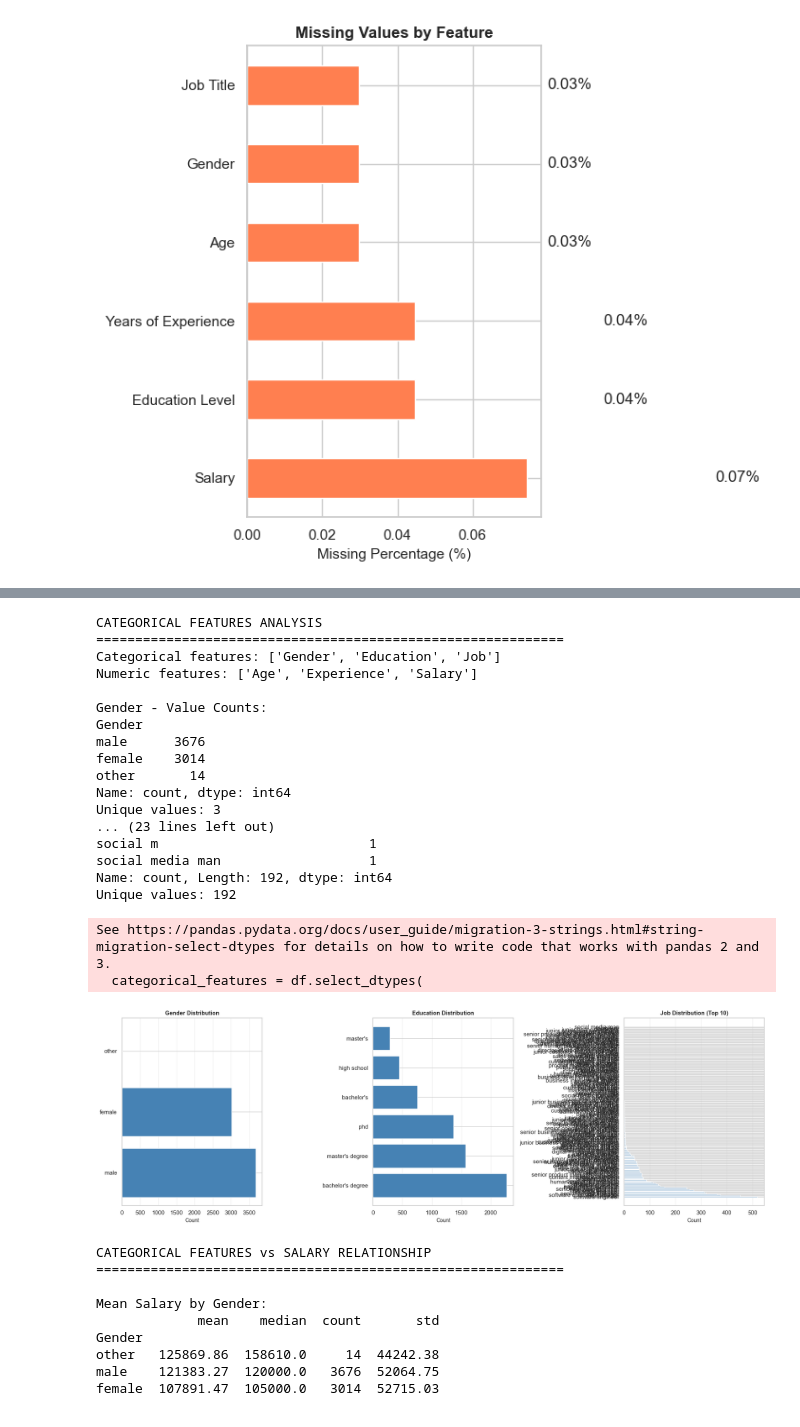
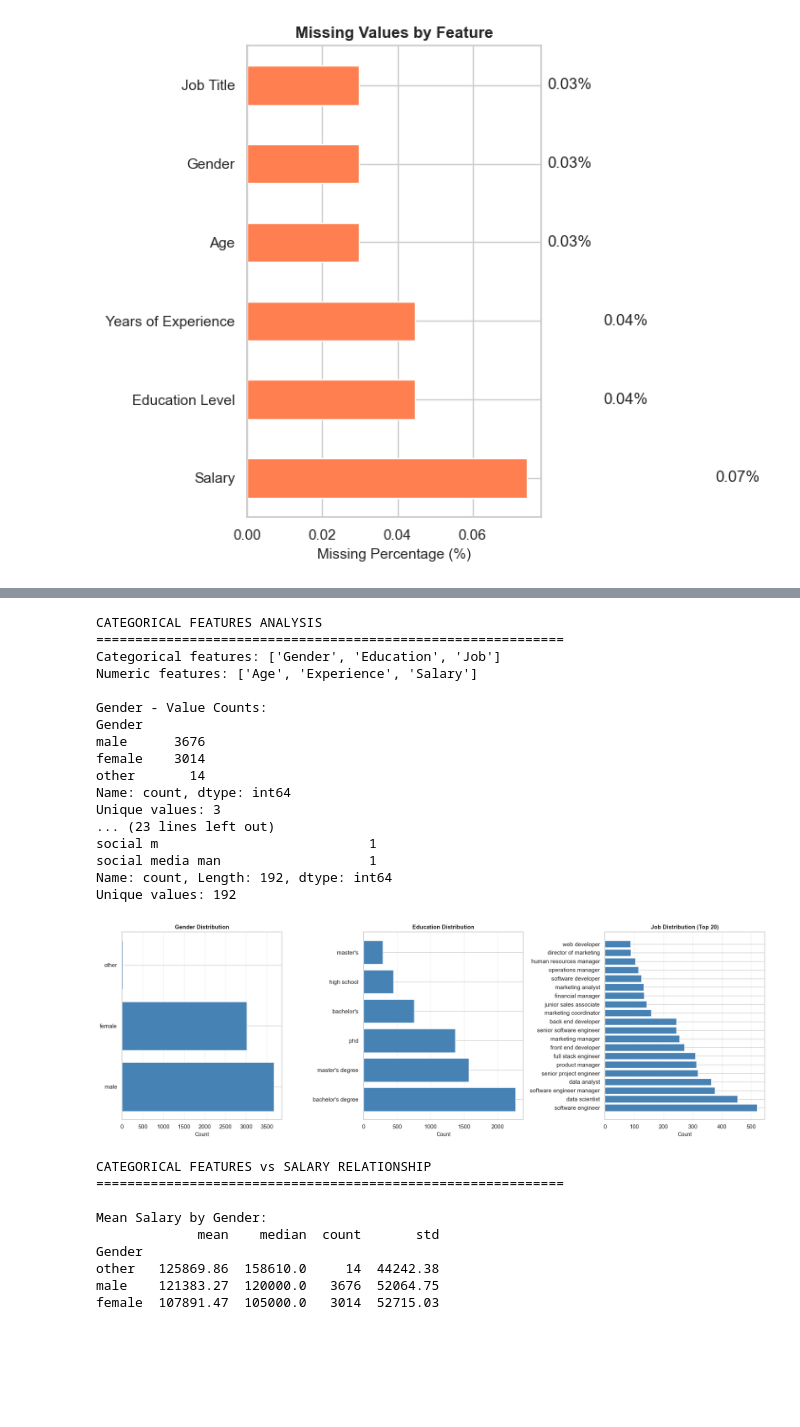
Before and after one commit to AsharArmoghan/Salary_Prediction_model, a Jupyter notebook: salary_prediction_model.ipynb, the cells around one changed output, grey strips where cells are left out. Saved outputs shown, nothing was run; the diff lists cells and outputs as text; code cells hidden in the pictures; blank space fills up the shorter version.

```diff
--- a/salary_prediction_model.ipynb
+++ b/salary_prediction_model.ipynb
@@ -17,15 +17,13 @@ from sklearn.metrics import (
     root_mean_squared_error,
 )
 from sklearn.model_selection import train_test_split
-from sklearn.impute import SimpleImputer
-from sklearn.preprocessing import StandardScaler
-from sklearn.linear_model import Ridge
 
 filePath = "Salary_Data.csv"
 
 df = kagglehub.dataset_load(
     KaggleDatasetAdapter.PANDAS, "mohithsairamreddy/salary-data", filePath
 )
+sns.set_style("whitegrid")
 print(df.info())
 print(df.describe())
 print(f"Shape: {df.shape}")
@@ -141,10 +139,7 @@ print("CATEGORICAL FEATURES ANALYSIS")
 print("=" * 60)
 
 categorical_features = df.select_dtypes(
-    include=[
-        'object',
-        'category',
-    ]
+    include=['object', 'category', 'str']
 ).columns.tolist()
 
 numeric_features = df.select_dtypes(include=[np.number]).columns.tolist()
@@ -158,40 +153,39 @@ for idx, feature in enumerate(categorical_features):
     print(vc)
     print(f"Unique values: {df[feature].nunique()}")
 
-    plot_data = vc
+    plot_data = vc.head(20) if feature == 'Job' else vc
+
     axes[idx].barh(range(len(plot_data)), plot_data.values, color='steelblue')
     axes[idx].set_yticks(range(len(plot_data)))
     axes[idx].set_yticklabels(plot_data.index)
     axes[idx].set_xlabel('Count', fontsize=10)
     axes[idx].set_title(
-        f'{feature} Distribution' + (' (Top 10)' if feature == 'Job' else ''),
+        f'{feature} Distribution' + (' (Top 20)' if feature == 'Job' else ''),
         fontsize=11,
         fontweight='bold',
     )
     axes[idx].grid(axis='x', alpha=0.3)
 plt.tight_layout()
 plt.show()
 # %% [output]
 CATEGORICAL FEATURES ANALYSIS
 ============================================================
 Categorical features: ['Gender', 'Education', 'Job']
 Numeric features: ['Age', 'Experience', 'Salary']
 
 Gender - Value Counts:
 Gender
 male      3676
 female    3014
 other       14
 Name: count, dtype: int64
 Unique values: 3
 ... (23 lines left out)
 social m                           1
 social media man                   1
 Name: count, Length: 192, dtype: int64
 Unique values: 192
-See https://pandas.pydata.org/docs/user_guide/migration-3-strings.html#string-migration-select-dtypes for details on how to write code that works with pandas 2 and 3.
-  categorical_features = df.select_dtypes(
-[figure, old version]
+[figure, new version]
 # %%
 # Categorical Features vs Target (Salary) Analysis
 print("CATEGORICAL FEATURES vs SALARY RELATIONSHIP")
```
Also changed, not shown: parts of 9 cells of this notebook, 4 other files.
